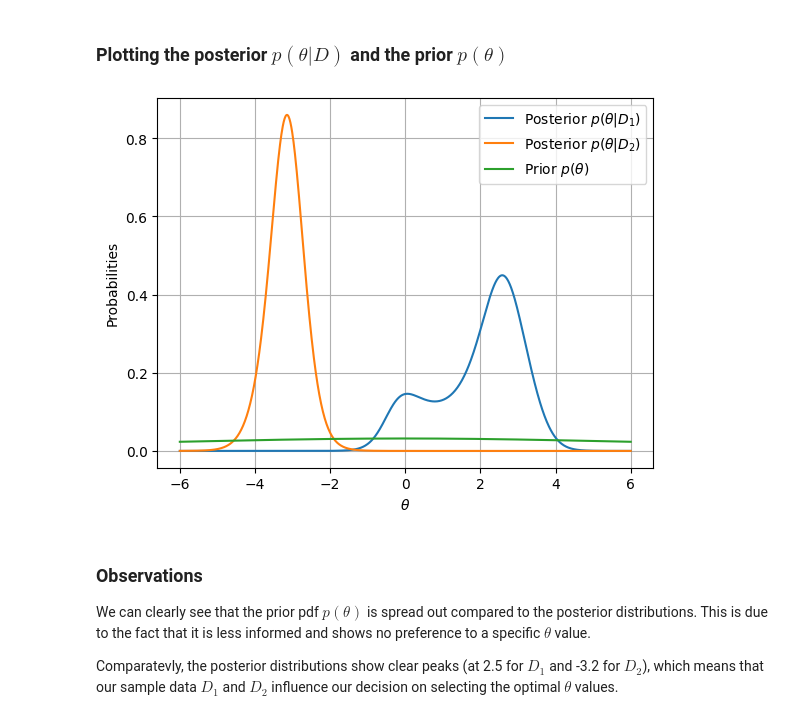
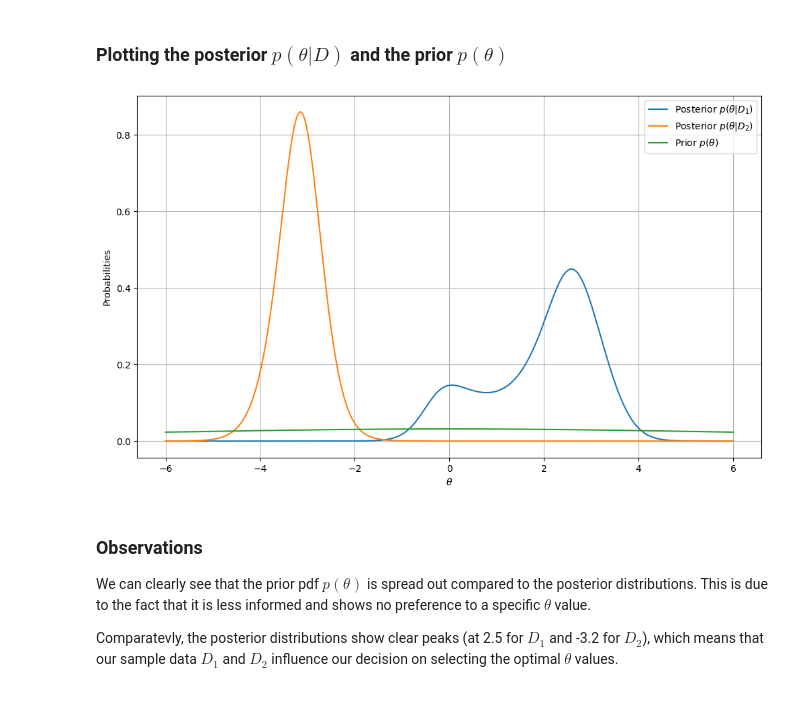
Before and after one commit to NontasBak/PR-Machine-Learning, a Jupyter notebook: Team40-AC.ipynb, the cells around one changed output. Cells and saved outputs as stored; diff of their text form; code cells hidden in the pictures.

```diff
--- a/Team40-AC.ipynb
+++ b/Team40-AC.ipynb
@@ -135,17 +122,18 @@ def posterior (D, theta_values):
 # %%
 posterior_D1 = posterior(D1, theta_values)
 posterior_D2 = posterior(D2, theta_values)
 
+plt.figure(figsize=(12, 7))
 plt.plot(theta_values, posterior_D1, label=r'Posterior $p(\theta|D_1)$')
 plt.plot(theta_values, posterior_D2, label=r'Posterior $p(\theta|D_2)$')
 plt.plot(theta_values, prior(theta_values), label=r'Prior $p(\theta)$')
 plt.xlabel(r'$\theta$')
 plt.ylabel("Probabilities")
 plt.legend()
 plt.grid()
 plt.show()
 # %% [output]
-[figure, old version]
+[figure, new version]
 # %% [markdown]
 ### Observations
 
```
Also changed, not shown: parts of 7 cells of this notebook.
